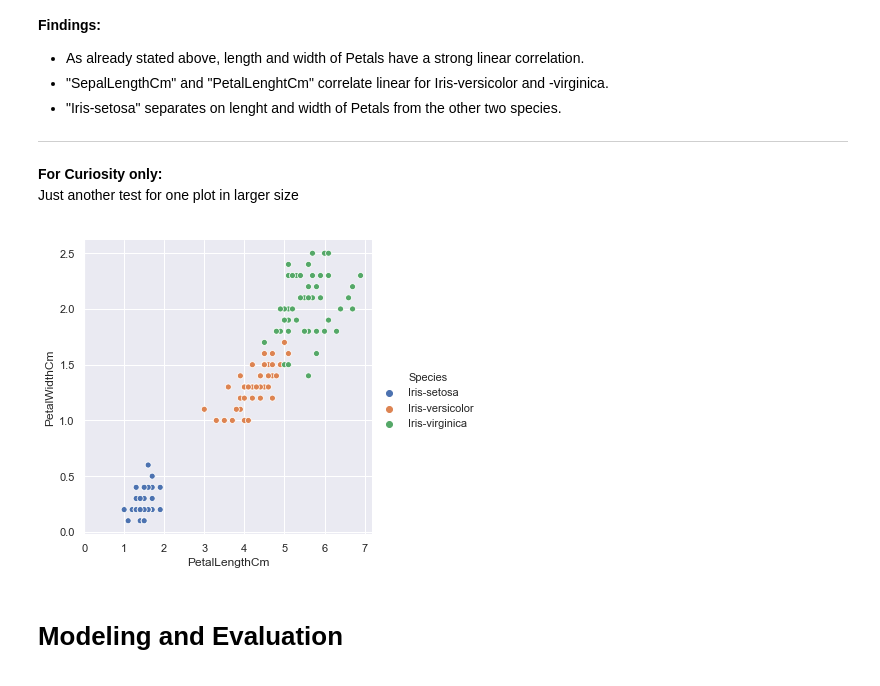
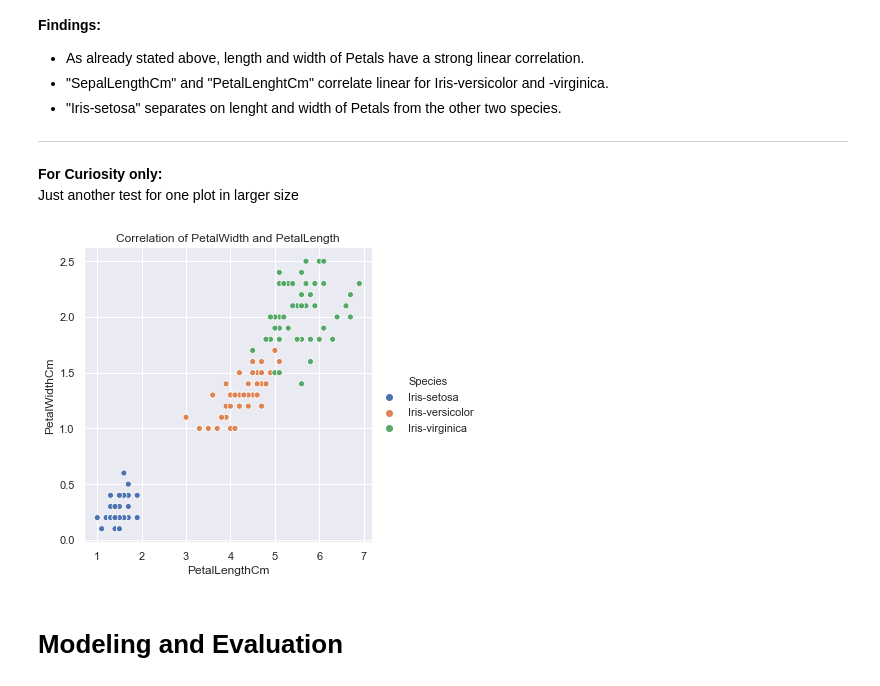
Before and after one commit to omoell/IRIS_classification, a Jupyter notebook: IRIS_classification.ipynb, the cells around one changed output. Cells and saved outputs as stored; diff of their text form; code cells hidden in the pictures.

```diff
--- a/IRIS_classification.ipynb
+++ b/IRIS_classification.ipynb
@@ -154,9 +155,9 @@ Just another test for one plot in larger size
 # %%
 sns.set()
 sns.relplot(x="PetalLengthCm", y="PetalWidthCm", hue="Species", data=iris)
-plt.xlim(0,);
+plt.title("Correlation of PetalWidth and PetalLength");
 # %% [output]
-[figure, old version]
+[figure, new version]
 # %% [markdown]
 # Modeling and Evaluation
 # %% [markdown]
```
Also changed, not shown: parts of 26 cells of this notebook.
